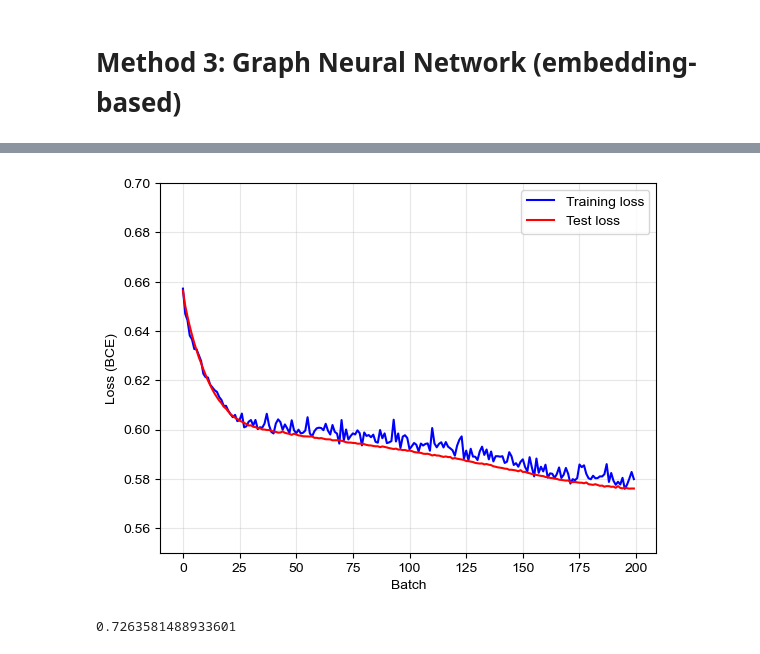
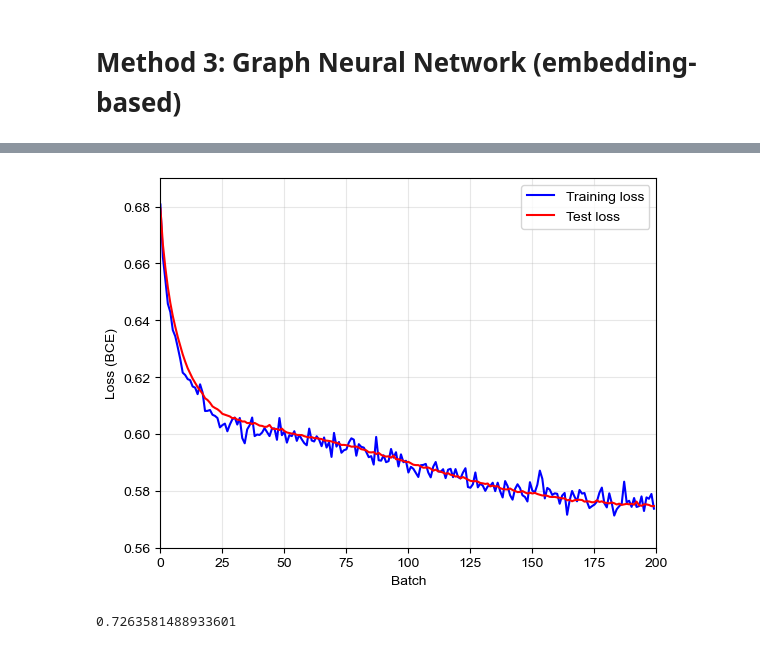
Before and after one commit to BalducciFrancesco/INFS7450-Social-Media-Analytics, a Jupyter notebook: p2_link_prediction/project.ipynb, the cells around one changed output, grey strips where cells are left out. Cells and saved outputs as stored; diff of their text form; code cells hidden in the pictures.

```diff
--- a/p2_link_prediction/project.ipynb
+++ b/p2_link_prediction/project.ipynb
@@ -362,3 +287,9 @@ for i, candidate in enumerate(X_test):  # both positive and negative edges
 calculate_accuracy(scores)
 # %% [output]
 0.9949698189134809
+# %%
+scores = {}
+for i, candidate in enumerate(edges_test):  # both positive and negative edges
+    u, v = candidate
+    scores[(u,v)] = len(list(nx.common_neighbors(g_full, u, v))) # in the graph with only positive edges
+display_test_results(scores, top_k=100, name="Common Neighbors", save=True)
@@ -397,0 +332,6 @@ plt.show()
+# %%
+scores = {}
+for i, candidate in enumerate(edges_test):  # both positive and negative edges
+    u, v = candidate
+    scores[(u,v)] = 1 - cosine(*embed_candidate(candidate))
+display_test_results(scores, top_k=100, name="Cosine Similarity")
@@ -402,6 +361,7 @@ import torch
 import torch.nn as nn
 import torch.nn.functional as F
 from torch.utils.data import DataLoader, TensorDataset
+from pathlib import Path
 from tqdm.notebook import tqdm
 
 device = torch.device("cuda" if torch.cuda.is_available() else "cpu")
@@ -443,26 +403,28 @@ class GCN(nn.Module):
 
         logits = (emb[u] * emb[v]).sum(dim=1)  # dot product for link prediction
         return logits
+
+model = GCN(g_full, hidden_dim=HID_SIZE, out_dim=EMB_SIZE)
+optimizer = torch.optim.Adam(model.parameters(), lr=1e-4)
+criterion = nn.BCEWithLogitsLoss()
+
+model.load_state_dict(torch.load("gcn.pt"))
 # %%
 EPOCHS = 200
 BATCH_SIZE = 128
-
-model = GCN(g_full, hidden_dim=HID_SIZE, out_dim=EMB_SIZE)
-optimizer = torch.optim.Adam(model.parameters(), lr=1e-4)
-criterion = nn.BCEWithLogitsLoss()
 
 train_batches = DataLoader(TensorDataset(
     torch.tensor(X_train),                       # [7950, 2]
     torch.tensor(Y_train, dtype=torch.float32),  # [8950]
 ), batch_size=BATCH_SIZE, shuffle=True, generator=generator)
 
-test_batches = DataLoader(TensorDataset(
-    torch.tensor(X_test),                        # [1988, 2]
-    torch.tensor(Y_test, dtype=torch.float32),   # [2238]
+val_batches = DataLoader(TensorDataset(
+    torch.tensor(X_val),                        # [1988, 2]
+    torch.tensor(Y_val, dtype=torch.float32),   # [2238]
 ), batch_size=BATCH_SIZE, generator=generator)
 
 train_loss = []
-test_loss = []
+val_loss = []
 for epoch in tqdm(range(EPOCHS)):
     model.train()
     batch_losses = []
@@ -478,12 +440,14 @@ for epoch in tqdm(range(EPOCHS)):
     with torch.no_grad():
         model.eval()
         batch_losses = []
-        for candidates, labels in test_batches:
+        for candidates, labels in val_batches:
             logits = model(candidates)
             loss = criterion(logits, labels)
             batch_losses.append(loss.item())
-        test_loss.append(np.average(batch_losses))  # average over test batches
+        val_loss.append(np.average(batch_losses))  # average over val batches
 
     if epoch % 20 == 0:
-        print(f"Epoch {epoch}, Train Loss: {train_loss[-1]:.4f}, Test Loss: {test_loss[-1]:.4f}, Logits range: [{min(logits).item():.4f}, {max(logits).item():.4f}]")
+        print(f"Epoch {epoch}, Train Loss: {train_loss[-1]:.4f}, Val Loss: {val_loss[-1]:.4f}, Logits range: [{min(logits).item():.4f}, {max(logits).item():.4f}]")
+
+torch.save(model.state_dict(), "gcn.pt")
 # %% [output]
@@ -500,15 +464,16 @@ Epoch 180, Train Loss: 0.5798, Test Loss: 0.5777, Logits range: [-1.8356, 4.8638
 # %%
 plt.figure()
 plt.plot(train_loss, color="blue", label="Training loss")
-plt.plot(test_loss, color="red", label="Test loss")
+plt.plot(val_loss, color="red", label="Test loss")
 plt.legend()
 plt.xlabel("Batch")
 plt.ylabel("Loss (BCE)")
 plt.grid(True, alpha=0.3)
-plt.ylim(0.55, 0.7)
+plt.ylim(0.56, 0.69)
+plt.xlim(0, EPOCHS)
 plt.show()
 # %% [output]
-[figure, old version]
+[figure, new version]
 # %%
 with torch.no_grad():
     model.eval()
```
Also changed, not shown: parts of 16 cells of this notebook, 8 other files.
